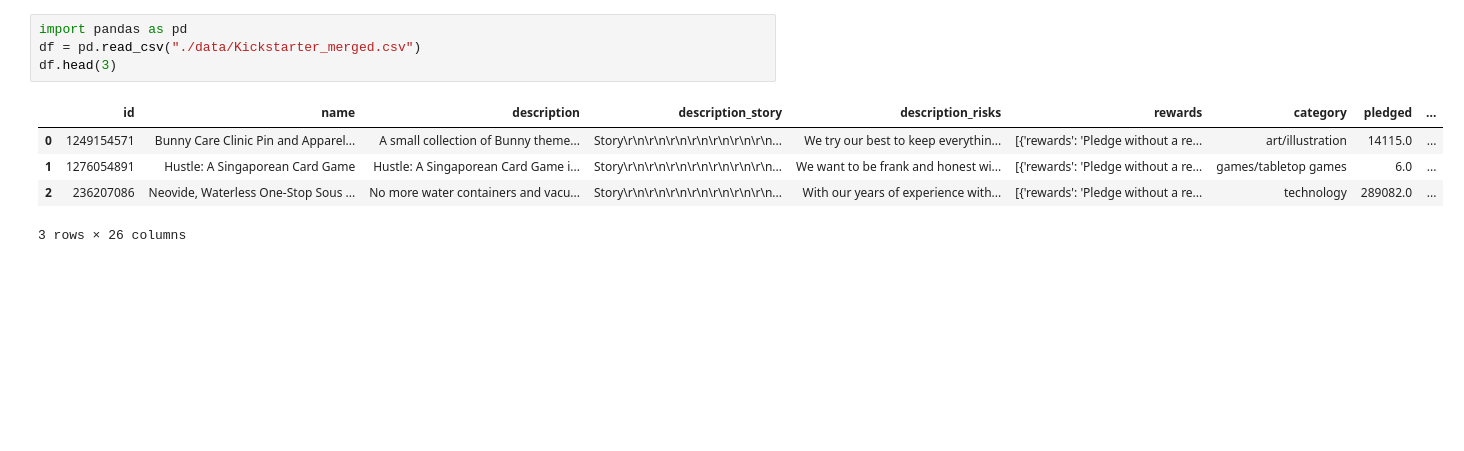
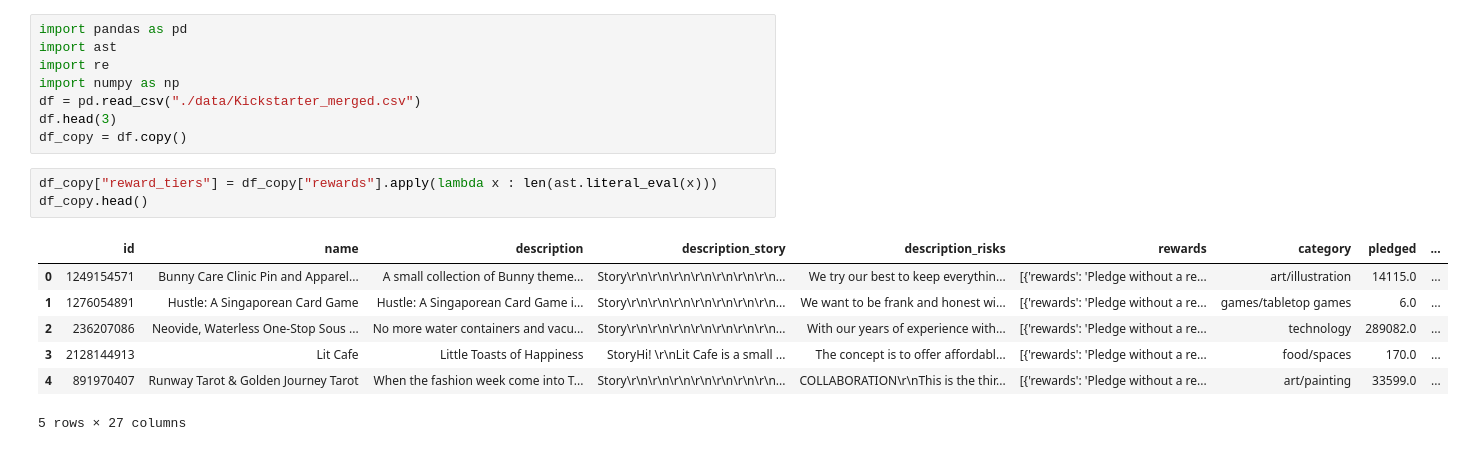
Before and after one commit to bandytan/Kickstarter-Campaign-Success-Predictor, a Jupyter notebook: rewards_feature.ipynb, the cells around one changed output. Saved outputs shown, nothing was run; the diff lists cells and outputs as text; blank space fills up the shorter version.

Commit message:
Added reward_tiers and all_reward_amount columns

```diff
--- a/rewards_feature.ipynb
+++ b/rewards_feature.ipynb
@@ -1,10 +1,19 @@
 # %%
 import pandas as pd
+import ast
+import re
+import numpy as np
 df = pd.read_csv("./data/Kickstarter_merged.csv")
 df.head(3)
+df_copy = df.copy()
-# %% [output]
-|  | id | name | description | description_story | description_risks | rewards | category | pledged | ... |
-| 0 | 1249154571 | Bunny Care Clinic Pin and Apparel... | A small collection of Bunny theme... | Story\r\n\r\n\r\n\r\n\r\n\r\n\r\n... | We try our best to keep everythin... | [{'rewards': 'Pledge without a re... | art/illustration | 14115.0 | ... |
-| 1 | 1276054891 | Hustle: A Singaporean Card Game | Hustle: A Singaporean Card Game i... | Story\r\n\r\n\r\n\r\n\r\n\r\n\r\n... | We want to be frank and honest wi... | [{'rewards': 'Pledge without a re... | games/tabletop games | 6.0 | ... |
-| 2 | 236207086 | Neovide, Waterless One-Stop Sous ... | No more water containers and vacu... | Story\r\n\r\n\r\n\r\n\r\n\r\n\r\n... | With our years of experience with... | [{'rewards': 'Pledge without a re... | technology | 289082.0 | ... |
-3 rows × 26 columns
+# %%
+df_copy["reward_tiers"] = df_copy["rewards"].apply(lambda x : len(ast.literal_eval(x)))
+df_copy.head()
+# %% [output]
+|  | id | name | description | description_story | description_risks | rewards | category | pledged | ... |
+| 0 | 1249154571 | Bunny Care Clinic Pin and Apparel... | A small collection of Bunny theme... | Story\r\n\r\n\r\n\r\n\r\n\r\n\r\n... | We try our best to keep everythin... | [{'rewards': 'Pledge without a re... | art/illustration | 14115.0 | ... |
+| 1 | 1276054891 | Hustle: A Singaporean Card Game | Hustle: A Singaporean Card Game i... | Story\r\n\r\n\r\n\r\n\r\n\r\n\r\n... | We want to be frank and honest wi... | [{'rewards': 'Pledge without a re... | games/tabletop games | 6.0 | ... |
+| 2 | 236207086 | Neovide, Waterless One-Stop Sous ... | No more water containers and vacu... | Story\r\n\r\n\r\n\r\n\r\n\r\n\r\n... | With our years of experience with... | [{'rewards': 'Pledge without a re... | technology | 289082.0 | ... |
+| 3 | 2128144913 | Lit Cafe | Little Toasts of Happiness | StoryHi! \r\nLit Cafe is a small ... | The concept is to offer affordabl... | [{'rewards': 'Pledge without a re... | food/spaces | 170.0 | ... |
+| 4 | 891970407 | Runway Tarot & Golden Journey Tarot | When the fashion week come into T... | Story\r\n\r\n\r\n\r\n\r\n\r\n\r\n... | COLLABORATION\r\nThis is the thir... | [{'rewards': 'Pledge without a re... | art/painting | 33599.0 | ... |
+5 rows × 27 columns
```
Also changed, not shown: parts of 9 cells of this notebook.
